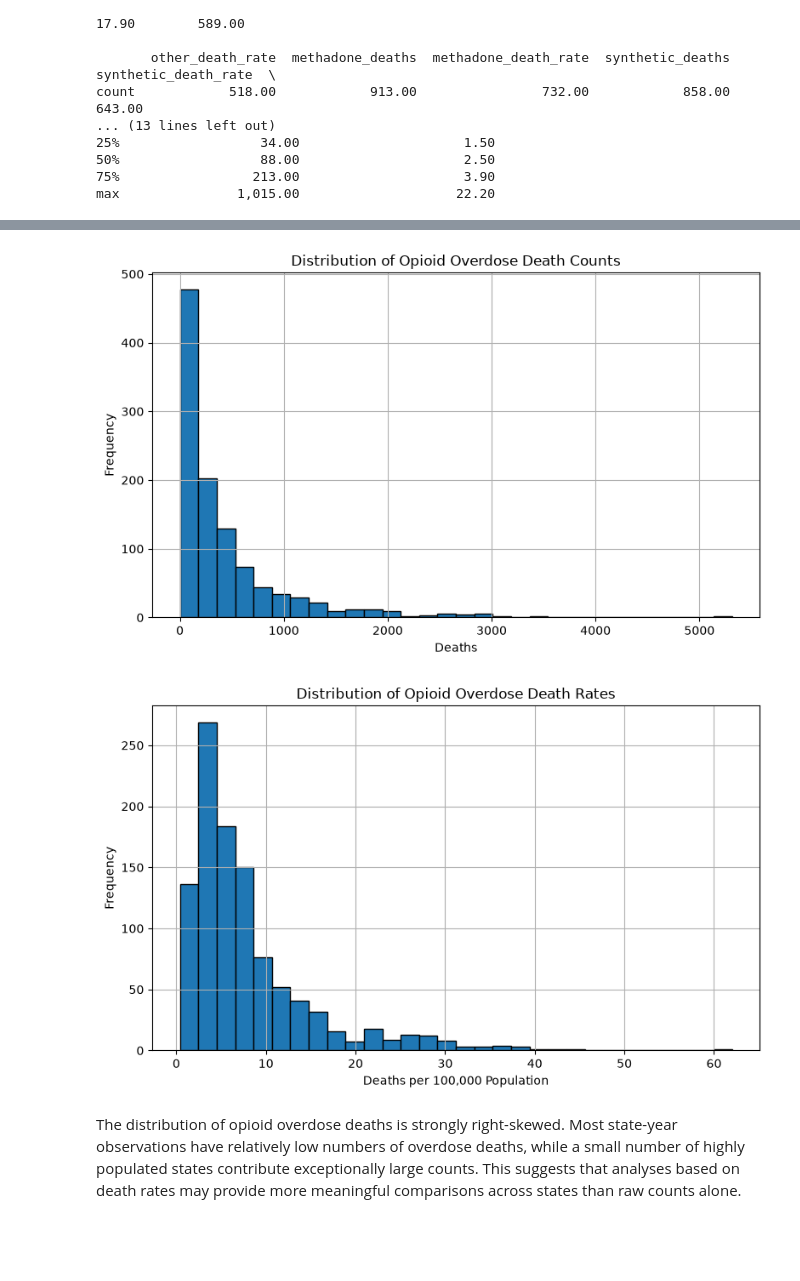
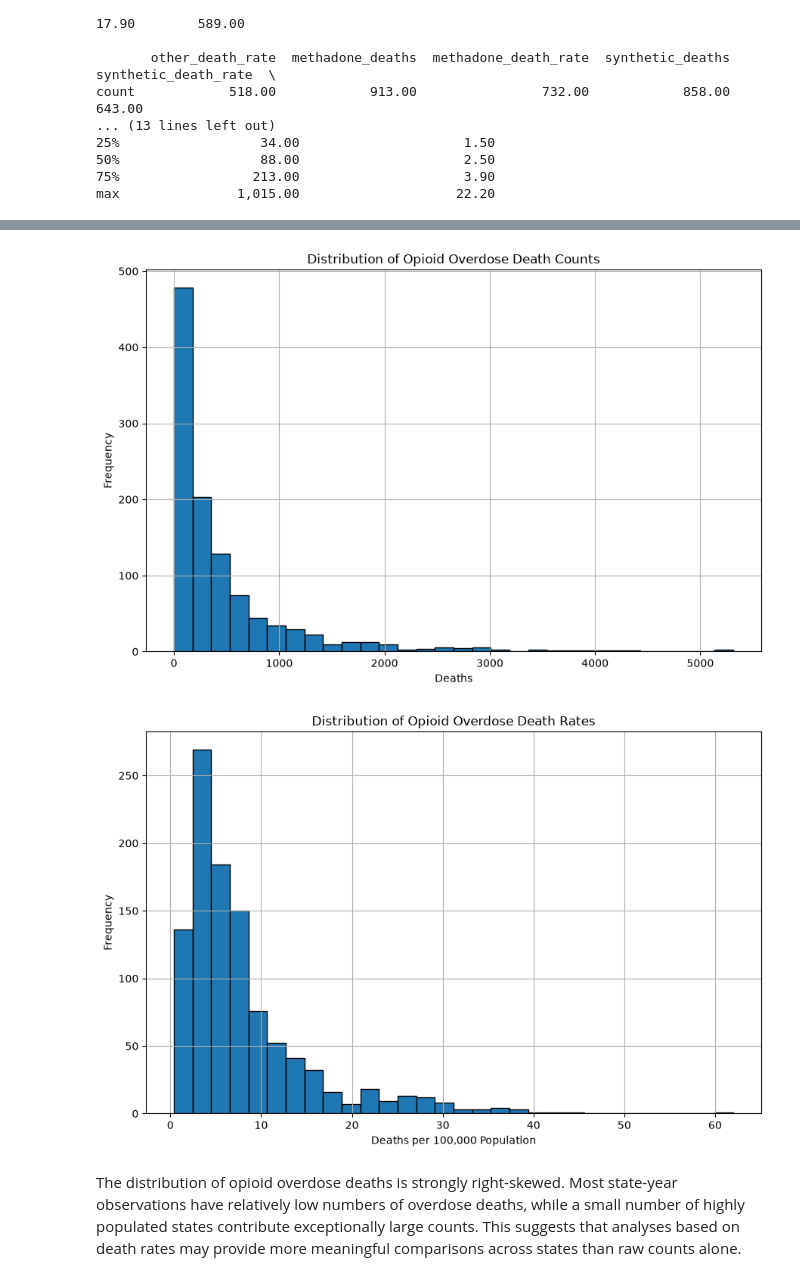
Before and after one commit to abeaderstadt/opioid-overdose-capstone, a Jupyter notebook: notebooks/eda.ipynb, the cells around one changed output, grey strips where cells are left out. Drawn from its saved outputs; the diff is of its cells as text; code cells hidden in the pictures; blank space fills up the shorter version.

```diff
--- a/notebooks/eda.ipynb
+++ b/notebooks/eda.ipynb
@@ -178,23 +338,23 @@ max               1,015.00                    22.20
 # %%
 # Counts of deaths
-plt.figure(figsize=(8,5))
+plt.figure(figsize=(9,6))
 
 analysis_df["opioid_deaths"].hist(
     bins=30,
     edgecolor="black"
 )
 
 plt.title("Distribution of Opioid Overdose Death Counts")
 plt.xlabel("Deaths")
 plt.ylabel("Frequency")
 
 plt.tight_layout()
 plt.show()
 # %% [output]
-[figure, old version]
+[figure, new version]
 # %%
 # rates
-plt.figure(figsize=(8,5))
+plt.figure(figsize=(9,6))
 
 analysis_df["opioid_death_rate"].hist(
     bins=30,
@@ -208,6 +368,6 @@ plt.ylabel("Frequency")
 plt.tight_layout()
 plt.show()
 # %% [output]
-[figure, old version]
+[figure, new version]
 # %% [markdown]
 The distribution of opioid overdose deaths is strongly right-skewed. Most state-year observations have relatively low numbers of overdose deaths, while a small number of highly populated states contribute exceptionally large counts. This suggests that analyses based on death rates may provide more meaningful comparisons across states than raw counts alone.
```
Also changed, not shown: parts of 20 cells of this notebook.
